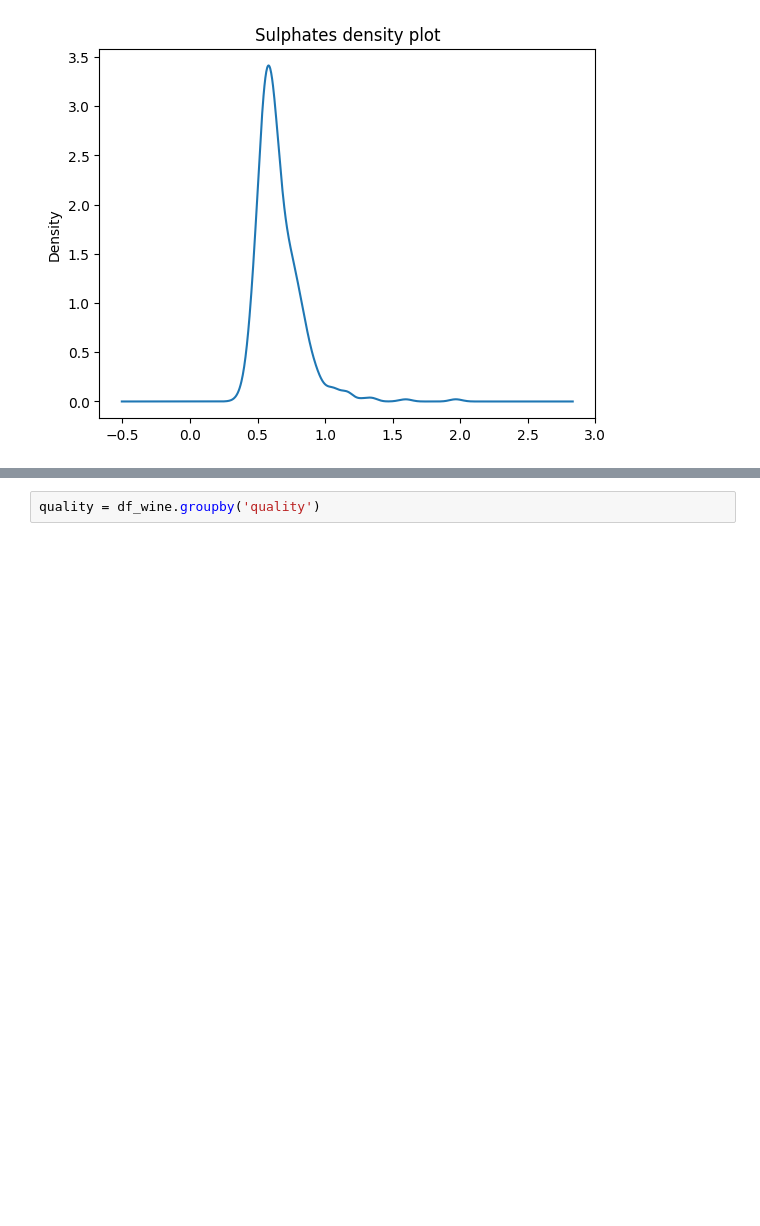
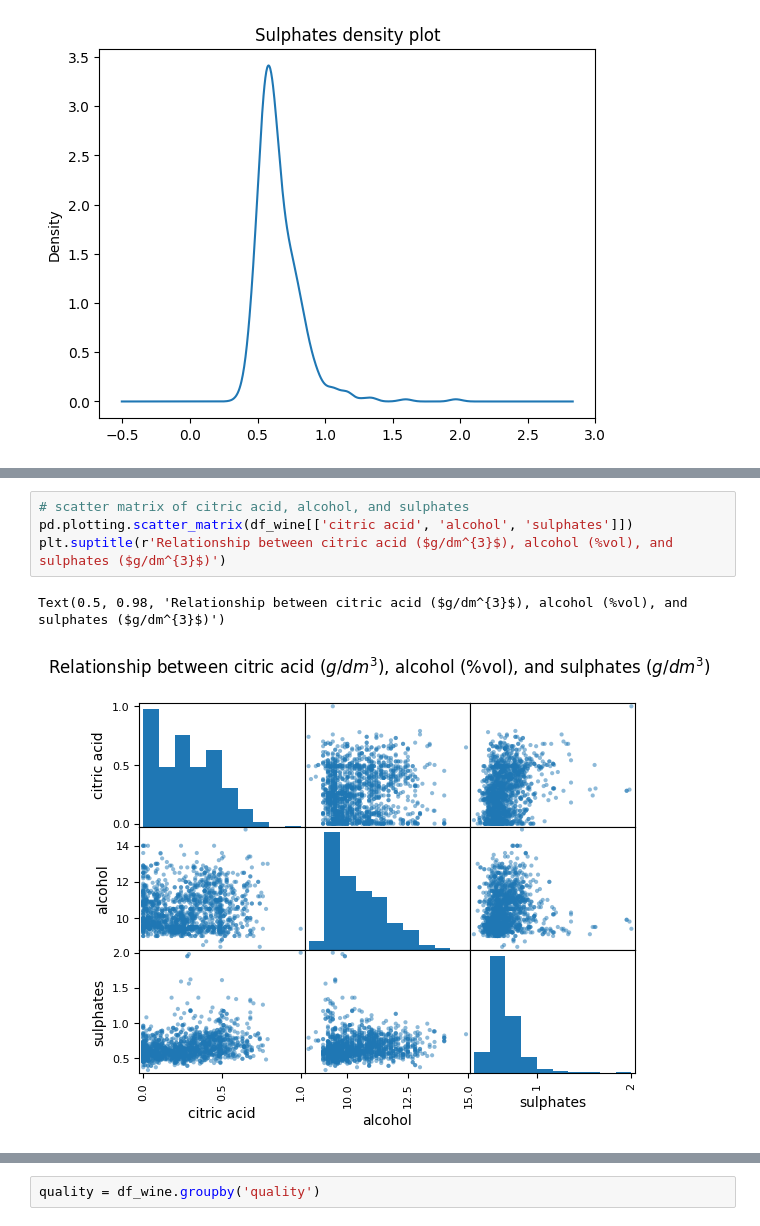
Before and after one commit to georgbasler/wine-quality, a Jupyter notebook: winequality.ipynb, the cells around one changed output, grey strips where cells are left out. Drawn from its saved outputs; the diff is of its cells as text; blank space fills up the shorter version.

```diff
--- a/winequality.ipynb
+++ b/winequality.ipynb
@@ -28,0 +43,7 @@ df_wine['sulphates'].plot.kde(title = 'Sulphates density plot');
+# %%
+# scatter matrix of citric acid, alcohol, and sulphates
+pd.plotting.scatter_matrix(df_wine[['citric acid', 'alcohol', 'sulphates']])
+plt.suptitle(r'Relationship between citric acid ($g/dm^{3}$), alcohol (%vol), and sulphates ($g/dm^{3}$)')
+# %% [output]
+Text(0.5, 0.98, 'Relationship between citric acid ($g/dm^{3}$), alcohol (%vol), and sulphates ($g/dm^{3}$)')
+[figure, added]
```
Also changed, not shown: parts of 4 cells of this notebook.
